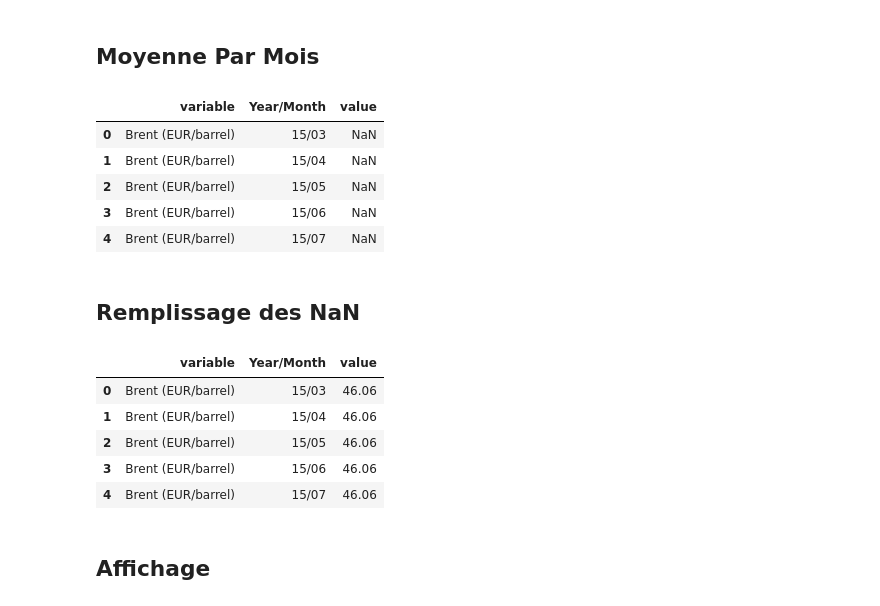
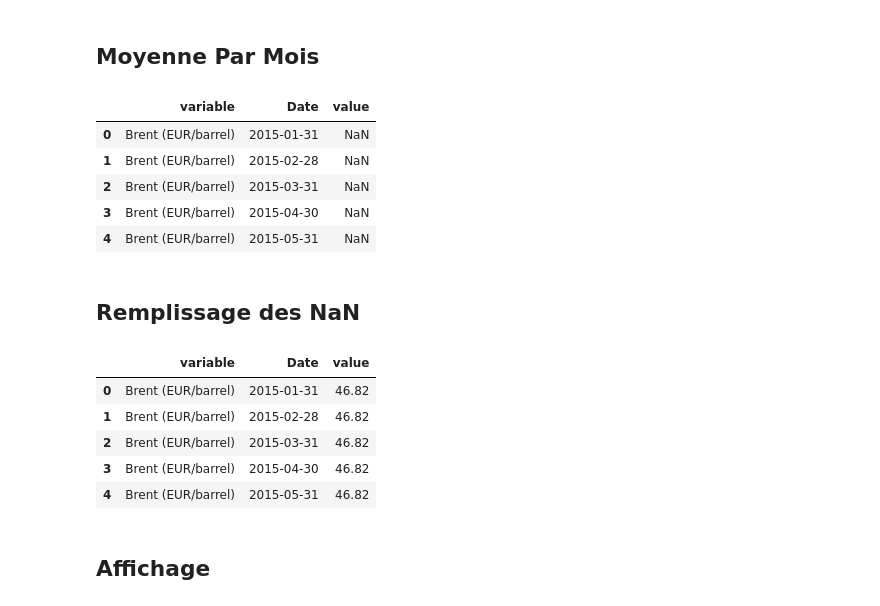
Before and after one commit to theo-soler/Projet_info, a Jupyter notebook: ipynb/Dev.ipynb, the cells around one changed output. Cells and saved outputs as stored; diff of their text form; code cells hidden in the pictures.

```diff
--- a/ipynb/Dev.ipynb
+++ b/ipynb/Dev.ipynb
@@ -5,33 +5,37 @@ import matplotlib.pyplot as plt
 # %% [markdown]
 ## Moyenne Par Mois
 # %%
-tab = pd.read_csv('../csv/tableau_final.csv')
+tab = pd.read_csv('../csv/tableau_brut.csv')
 
-tab['Year/Month'] = tab["Date"].str[8:10] + "/" + tab["Date"].str[3:5]
+tab['Date'] = pd.to_datetime(tab['Date'])
 
-tab = np.round(tab.groupby(['variable', 'Year/Month'], as_index=False)['value'].mean(), decimals = 2)
+tab = tab.set_index('Date')
+
+tab = np.round(tab.groupby(['variable', pd.Grouper(freq="M")], as_index=True)['value'].mean(), decimals = 2)
+
+tab = tab.reset_index()
 
 tab.head()
 # %% [output]
-|  | variable | Year/Month | value |
-| 0 | Brent (EUR/barrel) | 15/03 | NaN |
-| 1 | Brent (EUR/barrel) | 15/04 | NaN |
-| 2 | Brent (EUR/barrel) | 15/05 | NaN |
-| 3 | Brent (EUR/barrel) | 15/06 | NaN |
-| 4 | Brent (EUR/barrel) | 15/07 | NaN |
+|  | variable | Date | value |
+| 0 | Brent (EUR/barrel) | 2015-01-31 | NaN |
+| 1 | Brent (EUR/barrel) | 2015-02-28 | NaN |
+| 2 | Brent (EUR/barrel) | 2015-03-31 | NaN |
+| 3 | Brent (EUR/barrel) | 2015-04-30 | NaN |
+| 4 | Brent (EUR/barrel) | 2015-05-31 | NaN |
 # %% [markdown]
 ## Remplissage des NaN
 # %%
-tab = tab.fillna(method='bfill')
+tab = tab.groupby('variable').apply(lambda x: x.ffill().bfill())
 
 tab.head()
 # %% [output]
-|  | variable | Year/Month | value |
-| 0 | Brent (EUR/barrel) | 15/03 | 46.06 |
-| 1 | Brent (EUR/barrel) | 15/04 | 46.06 |
-| 2 | Brent (EUR/barrel) | 15/05 | 46.06 |
-| 3 | Brent (EUR/barrel) | 15/06 | 46.06 |
-| 4 | Brent (EUR/barrel) | 15/07 | 46.06 |
+|  | variable | Date | value |
+| 0 | Brent (EUR/barrel) | 2015-01-31 | 46.82 |
+| 1 | Brent (EUR/barrel) | 2015-02-28 | 46.82 |
+| 2 | Brent (EUR/barrel) | 2015-03-31 | 46.82 |
+| 3 | Brent (EUR/barrel) | 2015-04-30 | 46.82 |
+| 4 | Brent (EUR/barrel) | 2015-05-31 | 46.82 |
 # %% [markdown]
 ## Affichage
 # %%
```
Also changed, not shown: parts of 2 cells of this notebook, 13 other files.
